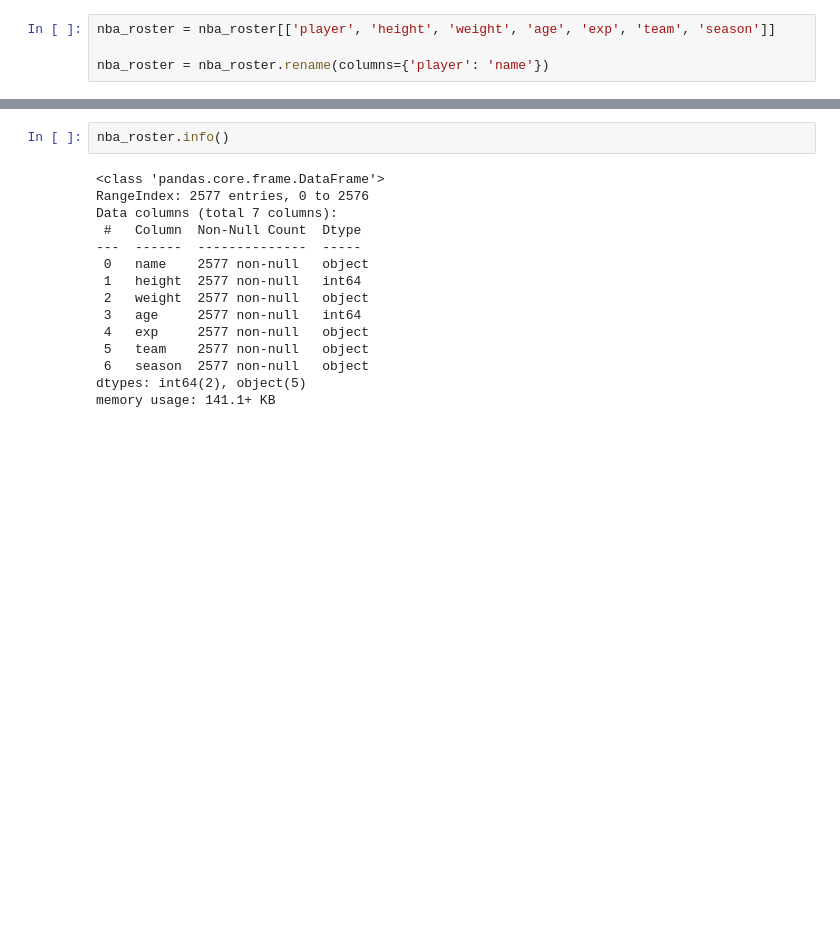
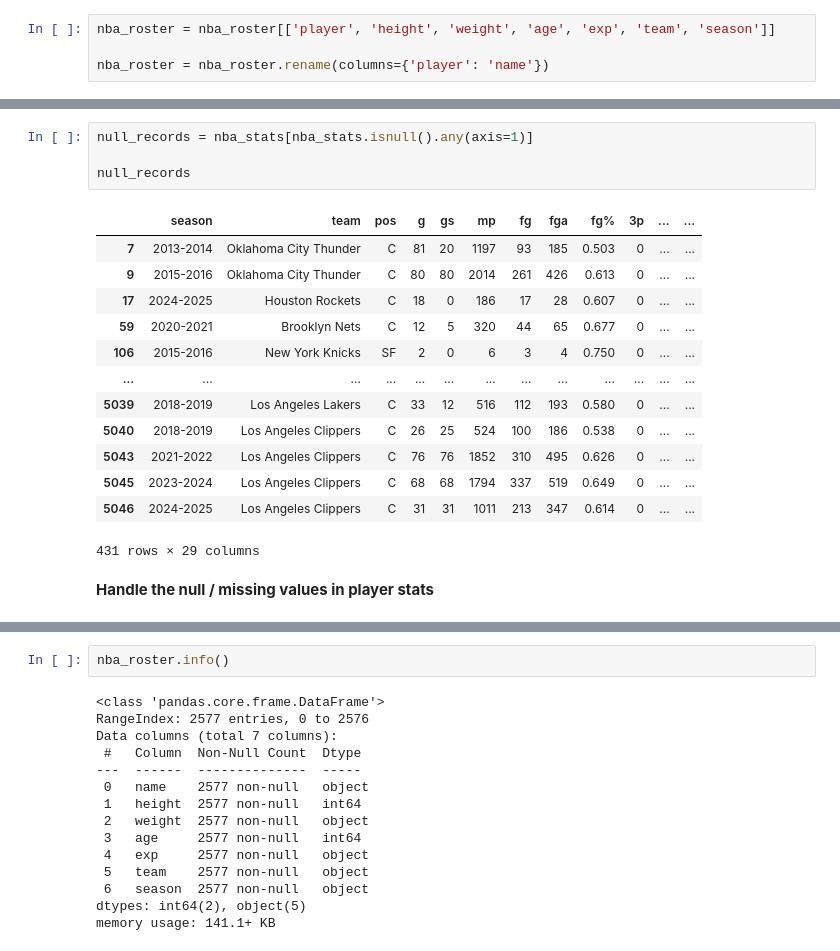
Before and after one commit to chocoCaro/Intro_DS, a Jupyter notebook: [data4life]_objective_1.ipynb, the cells around one changed output, grey strips where cells are left out. Saved outputs shown, nothing was run; the diff lists cells and outputs as text; blank space fills up the shorter version.

```diff
--- a/[data4life]_objective_1.ipynb
+++ b/[data4life]_objective_1.ipynb
@@ -102,0 +146,20 @@ nba_roster = nba_roster.rename(columns={'player': 'name'})
+# %%
+null_records = nba_stats[nba_stats.isnull().any(axis=1)]
+
+null_records
+# %% [output]
+|  | season | team | pos | g | gs | mp | fg | fga | fg% | 3p | ... | ... |
+| 7 | 2013-2014 | Oklahoma City Thunder | C | 81 | 20 | 1197 | 93 | 185 | 0.503 | 0 | ... | ... |
+| 9 | 2015-2016 | Oklahoma City Thunder | C | 80 | 80 | 2014 | 261 | 426 | 0.613 | 0 | ... | ... |
+| 17 | 2024-2025 | Houston Rockets | C | 18 | 0 | 186 | 17 | 28 | 0.607 | 0 | ... | ... |
+| 59 | 2020-2021 | Brooklyn Nets | C | 12 | 5 | 320 | 44 | 65 | 0.677 | 0 | ... | ... |
+| 106 | 2015-2016 | New York Knicks | SF | 2 | 0 | 6 | 3 | 4 | 0.750 | 0 | ... | ... |
+| ... | ... | ... | ... | ... | ... | ... | ... | ... | ... | ... | ... | ... |
+| 5039 | 2018-2019 | Los Angeles Lakers | C | 33 | 12 | 516 | 112 | 193 | 0.580 | 0 | ... | ... |
+| 5040 | 2018-2019 | Los Angeles Clippers | C | 26 | 25 | 524 | 100 | 186 | 0.538 | 0 | ... | ... |
+| 5043 | 2021-2022 | Los Angeles Clippers | C | 76 | 76 | 1852 | 310 | 495 | 0.626 | 0 | ... | ... |
+| 5045 | 2023-2024 | Los Angeles Clippers | C | 68 | 68 | 1794 | 337 | 519 | 0.649 | 0 | ... | ... |
+| 5046 | 2024-2025 | Los Angeles Clippers | C | 31 | 31 | 1011 | 213 | 347 | 0.614 | 0 | ... | ... |
+431 rows × 29 columns
+# %% [markdown]
+**Handle the null / missing values in player stats**
```
Also changed, not shown: parts of 35 cells of this notebook.
